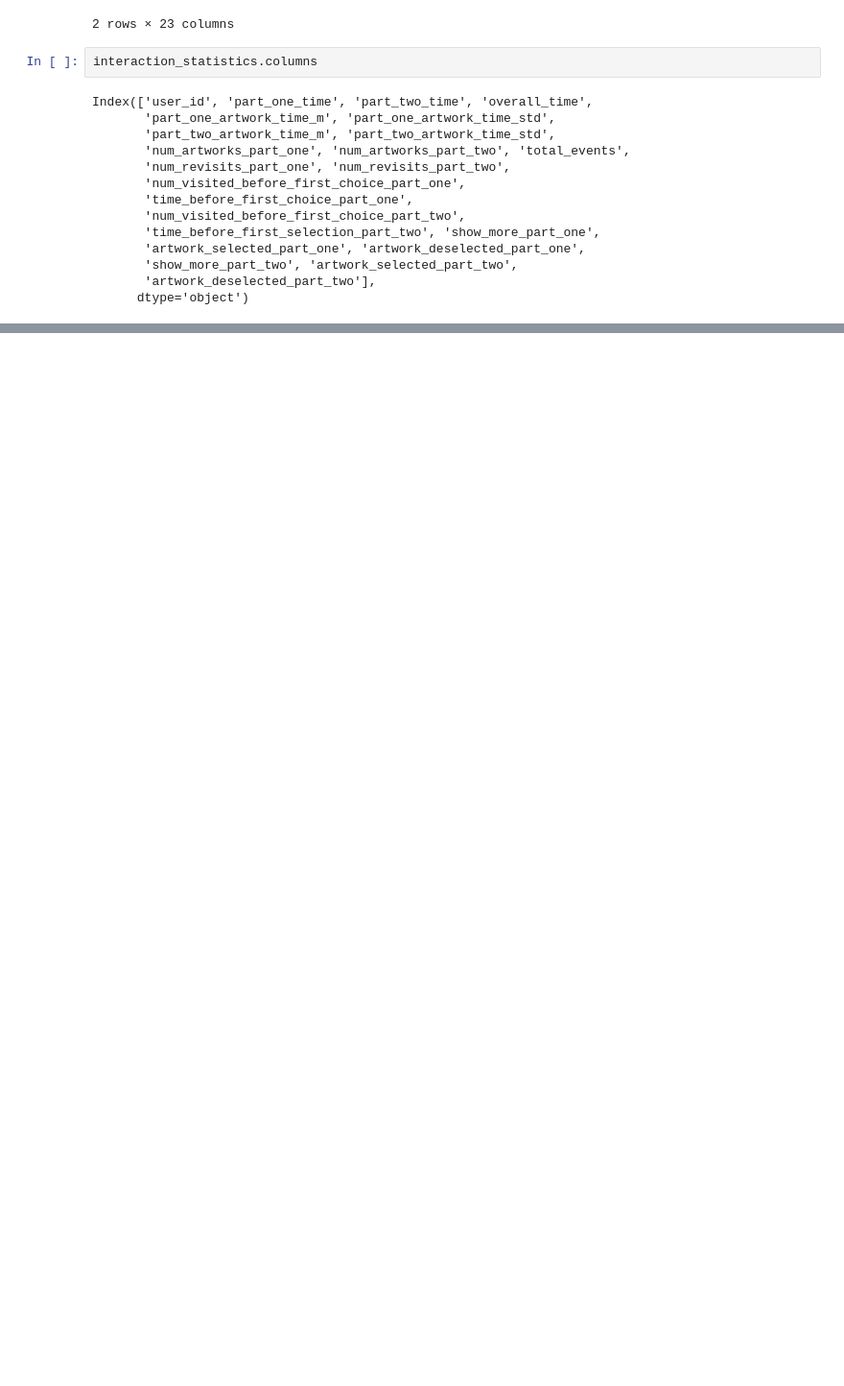
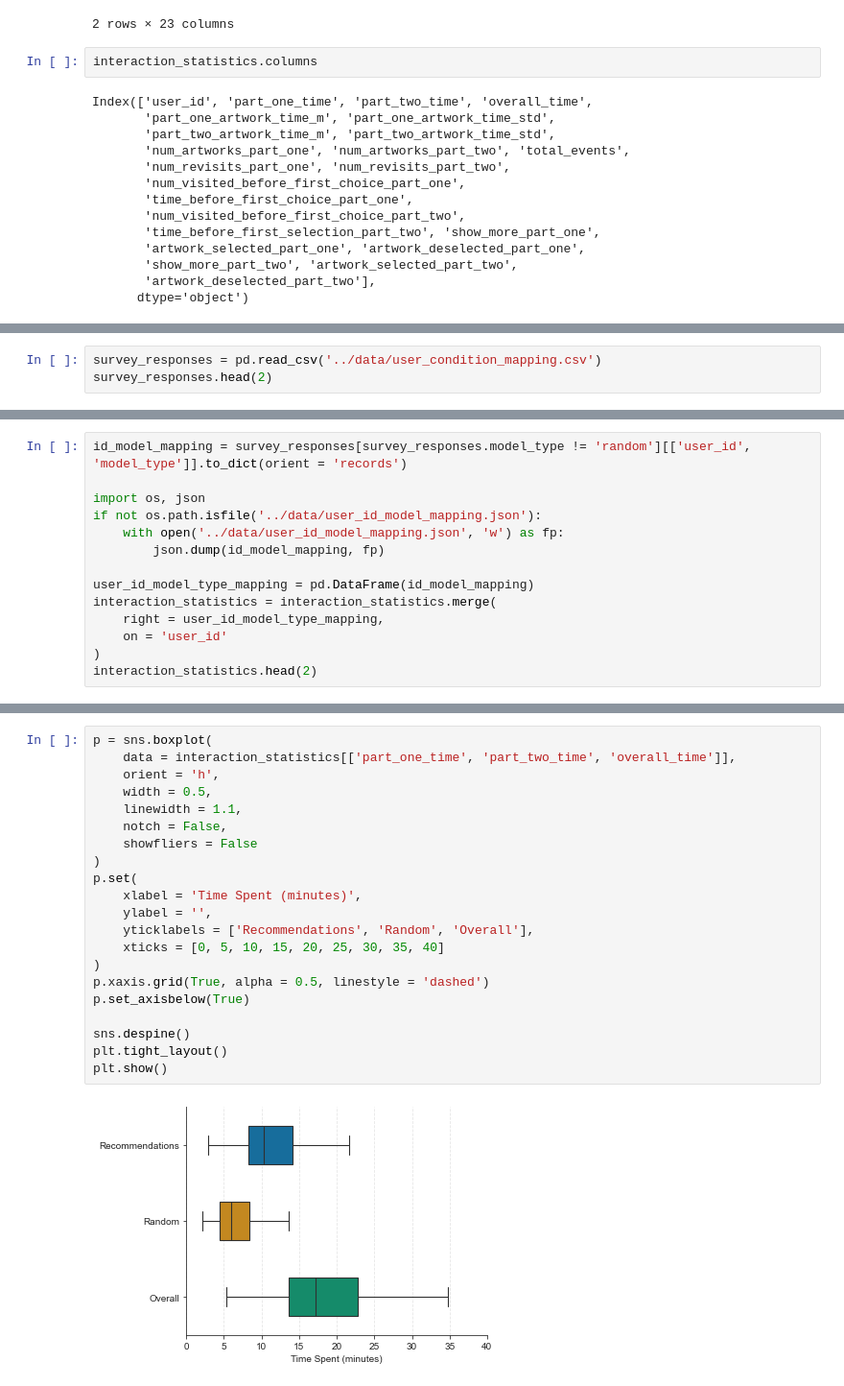
Before and after one commit to MuseRec/analytics, a Jupyter notebook: notebooks/interactions.ipynb, the cells around one changed output, grey strips where cells are left out. Shown: that part at 96% size. Drawn from its saved outputs; the diff is of its cells as text; blank space fills up the shorter version.

```diff
--- a/notebooks/interactions.ipynb
+++ b/notebooks/interactions.ipynb
@@ -93,0 +63,3 @@ interaction_statistics[['part_one_time', 'part_two_time', 'overall_time', 'part_
+# %%
+survey_responses = pd.read_csv('../data/user_condition_mapping.csv')
+survey_responses.head(2)
@@ -93,0 +71,14 @@ interaction_statistics[['part_one_time', 'part_two_time', 'overall_time', 'part_
+# %%
+id_model_mapping = survey_responses[survey_responses.model_type != 'random'][['user_id', 'model_type']].to_dict(orient = 'records')
+
+import os, json
+if not os.path.isfile('../data/user_id_model_mapping.json'):
+    with open('../data/user_id_model_mapping.json', 'w') as fp:
+        json.dump(id_model_mapping, fp)
+
+user_id_model_type_mapping = pd.DataFrame(id_model_mapping)
+interaction_statistics = interaction_statistics.merge(
+    right = user_id_model_type_mapping,
+    on = 'user_id'
+)
+interaction_statistics.head(2)
@@ -93,0 +106,23 @@ interaction_statistics[['part_one_time', 'part_two_time', 'overall_time', 'part_
+# %%
+p = sns.boxplot(
+    data = interaction_statistics[['part_one_time', 'part_two_time', 'overall_time']],
+    orient = 'h',
+    width = 0.5,
+    linewidth = 1.1,
+    notch = False,
+    showfliers = False
+)
+p.set(
+    xlabel = 'Time Spent (minutes)',
+    ylabel = '',
+    yticklabels = ['Recommendations', 'Random', 'Overall'],
+    xticks = [0, 5, 10, 15, 20, 25, 30, 35, 40]
+)
+p.xaxis.grid(True, alpha = 0.5, linestyle = 'dashed')
+p.set_axisbelow(True)
+
+sns.despine()
+plt.tight_layout()
+plt.show()
+# %% [output]
+[figure, added]
```
Also changed, not shown: parts of 31 cells of this notebook, 11 other files.
